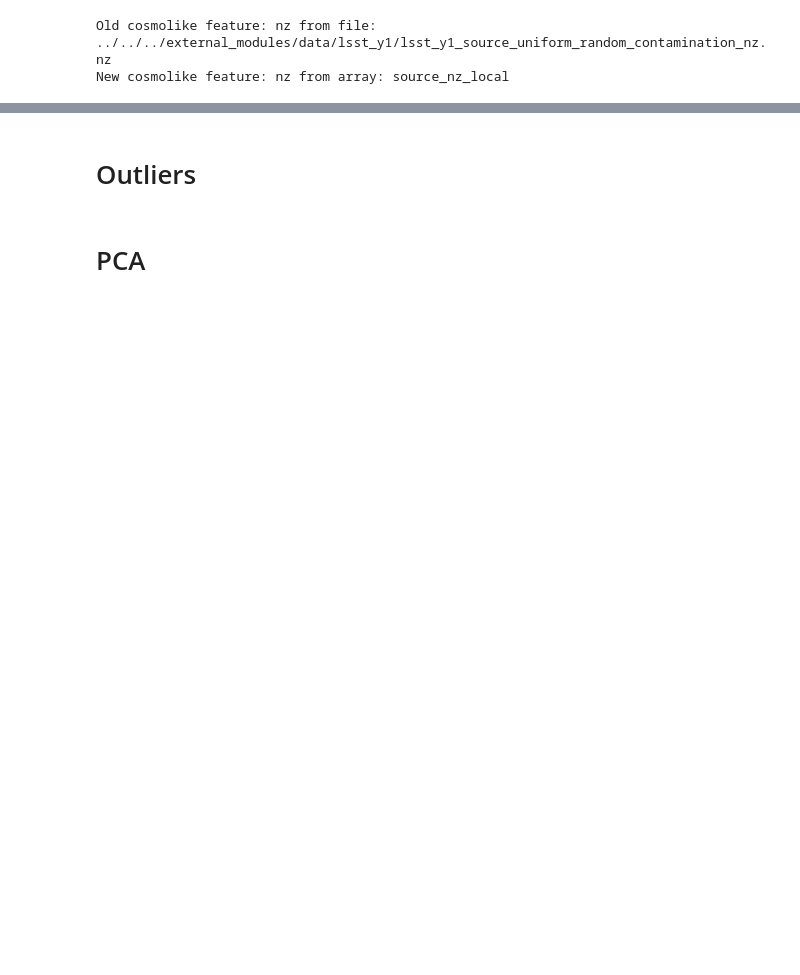
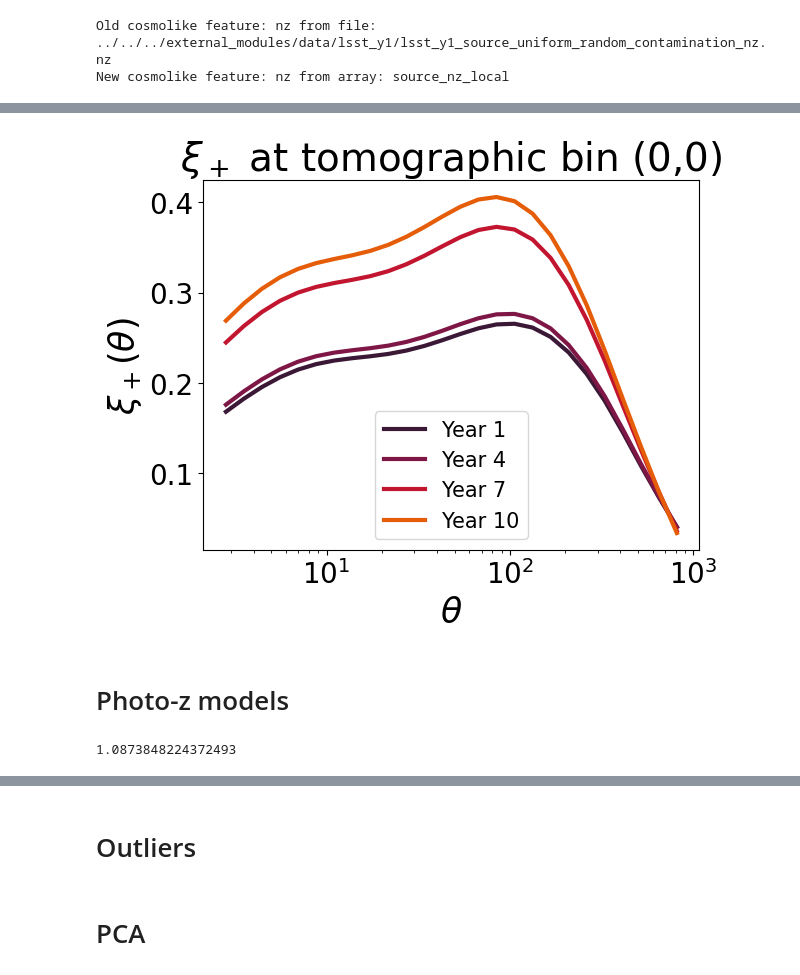
Before and after one commit to Roman-HLIS-Cosmology-PIT/cocoa_photoz, a Jupyter notebook: nz.ipynb, the cells around one changed output, grey strips where cells are left out. Drawn from its saved outputs; the diff is of its cells as text; code cells hidden in the pictures; blank space fills up the shorter version.

```diff
--- a/nz.ipynb
+++ b/nz.ipynb
@@ -161,0 +256,31 @@ plt.plot(ni())
+# %%
+idx_year = dict(list(enumerate([1, 4, 7, 10])))
+year_idx = {v: k for k, v in idx_year.items()}
+
+class nz_source_lsst_srd:
+    def __init__(self, year):
+        self.year = year
+    def nz_source_lsst_srd_year(self):
+        print("year:",self.year)
+        sp = source_params[year_idx[self.year]]
+        z0      = sp["z_0"]
+        alpha   = sp["alpha"]
+        beta    = sp["beta"]
+        sigma_z = sp["sigma_z"]
+        z_bias  = sp["z_bias"]
+        n_bins  = sp["n_tomo_bins"]
+
+        nz_list_unformated = \
+            [z] + [dNidz(i, z, sigma_z, z_bias, z0, alpha, beta, n_bins) for i in range(n_bins)]
+        nz_array_formated = \
+            np.array(nz_list_unformated).T # Convert to CoCoA shape (len(z), Ntomo)
+        # 1st return: none - in this example we don't use the old feature
+        # 2nd return: to be used with the new feature
+        return None, nz_array_formated
+# %%
+xi_year = {}
+for yr in [1,4,7,10]:
+    nz_year = nz_source_lsst_srd(yr).nz_source_lsst_srd_year
+    (theta_nf, xip_nf, xim_nf) = \
+        cp.xi(external_nz_modeling=1,mod_nz=nz_year) # new feature
+    xi_year.update({yr:(theta_nf, xip_nf, xim_nf)})
@@ -161,0 +301,33 @@ plt.plot(ni())
+# %%
+cs = colors["sources"][f"{1}"]
+ti, tj = 0, 0 # tomo bin i, tomo bin j
+for cs_idx, yr in enumerate([1,4,7,10]):
+    theta_yr, xip_yr, xim_yr = xi_year[yr]
+    plt.plot(theta_yr, theta_yr * xip_yr[:,ti,tj] * 1e4,c=cs[cs_idx],label=f"Year {yr}")
+    plt.xscale("log")
+    plt.xlabel(r"$\theta$")
+    plt.ylabel(r"$\xi_+(\theta)$")
+    plt.legend(loc="best")
+    plt.title(r"$\xi_+$"+f" at tomographic bin ({ti},{tj})");
+# %% [output]
+[figure, added]
+# %% [markdown]
+# Photo-z models
+# %%
+from math import exp, sqrt
+from scipy.special import erf
+from scipy.integrate import simpson, cumulative_trapezoid
+alpha   = 2
+beta    = 2
+
+def edge():
+    z = np.linspace(0.0, 3, 500)
+    nvalues_ = np.array([zz ** alpha * exp(-zz ** beta) for zz in z])
+    cumulative_distr = cumulative_trapezoid(nvalues_, z, initial=0)
+    total_galaxies = cumulative_distr[-1]
+    frac = total_galaxies / 2
+    bin_edge_result = np.interp(frac, cumulative_distr, z)
+    return bin_edge_result
+print(edge())
+# %% [output]
+1.0873848224372493
```
Also changed, not shown: parts of 22 cells of this notebook.
